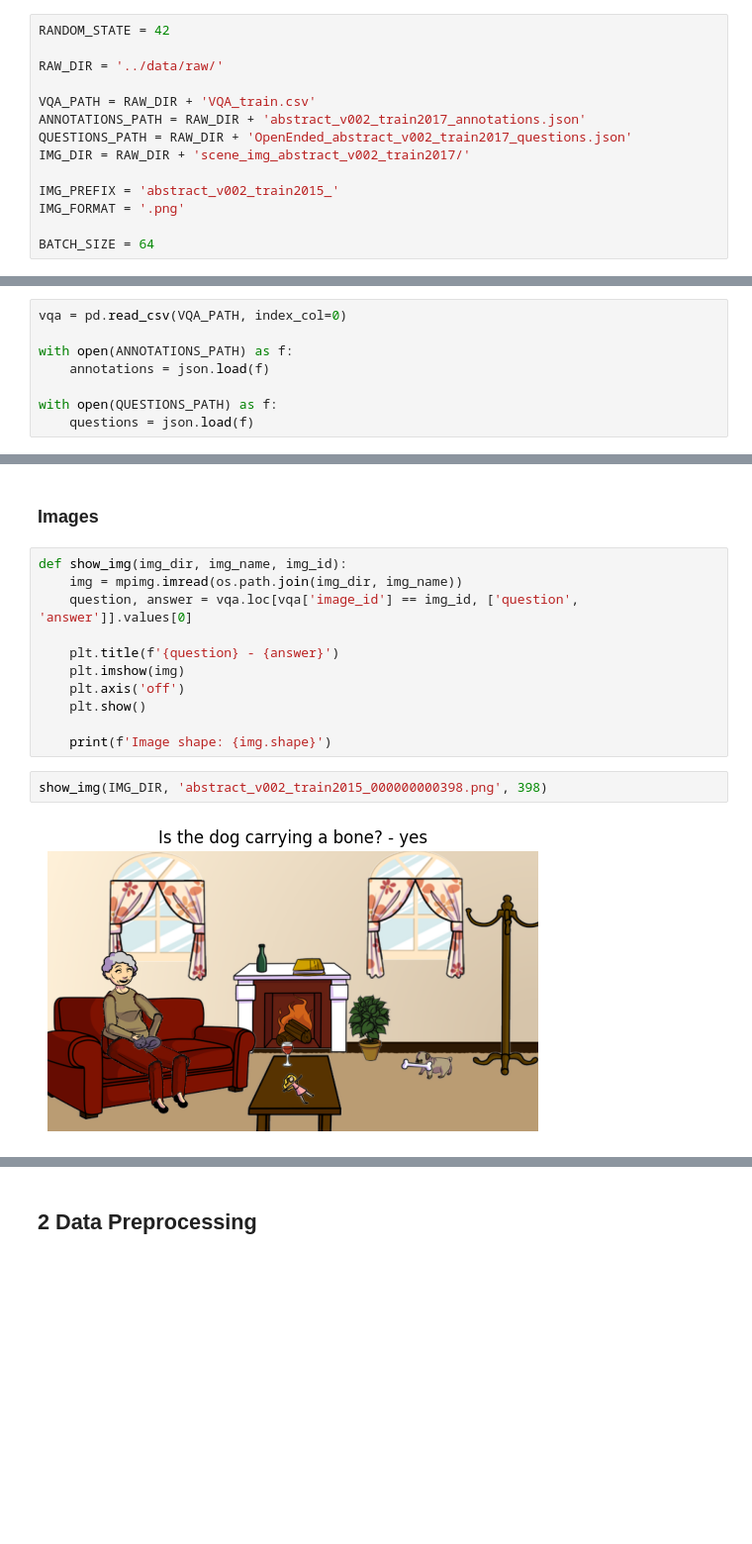
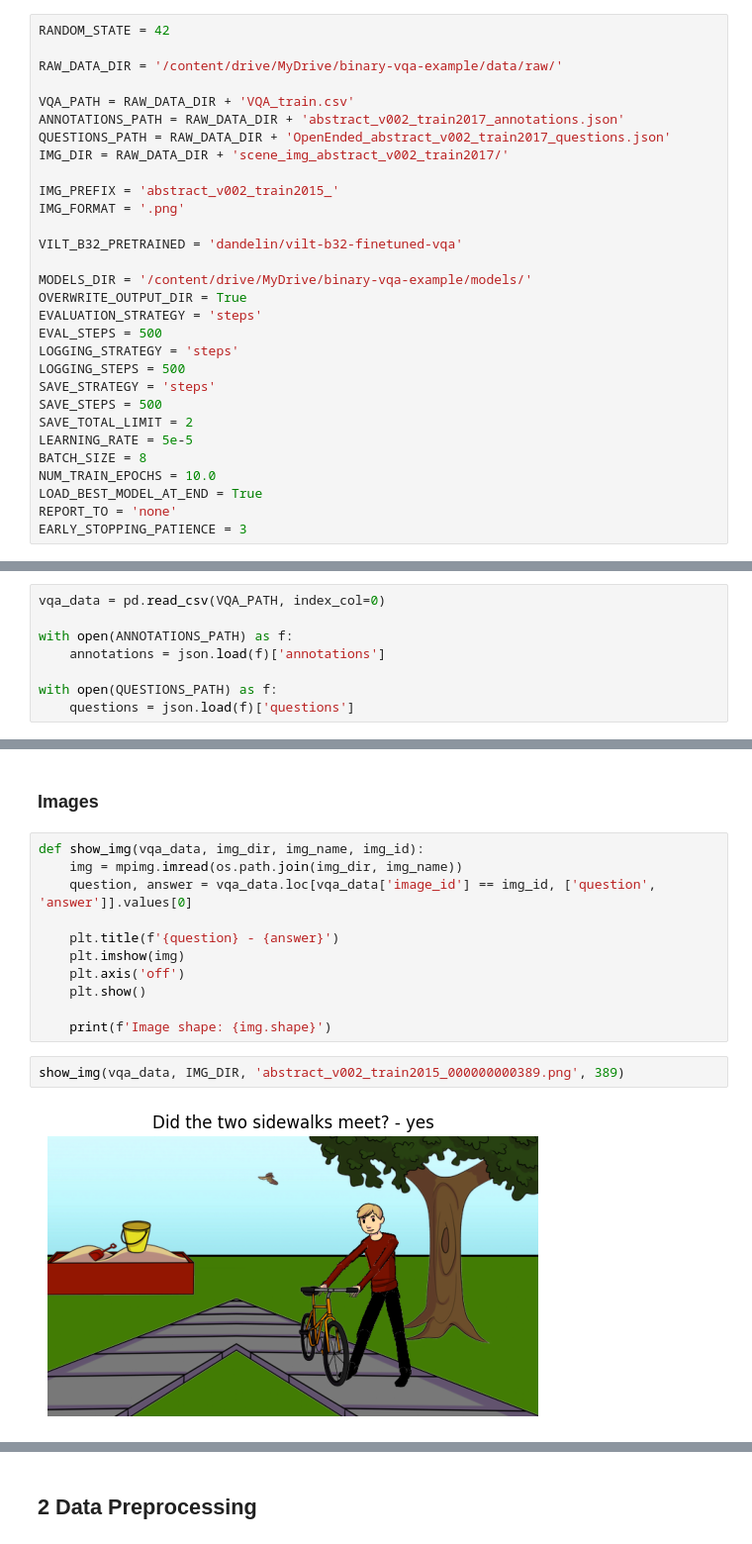
Before and after one commit to JaskierM/binary-vqa-example, a Jupyter notebook: notebooks/modeling.ipynb, the cells around one changed output, grey strips where cells are left out. Shown: that part at 99% size. Drawn from its saved outputs; the diff is of its cells as text; blank space fills up the shorter version.

```diff
--- a/notebooks/modeling.ipynb
+++ b/notebooks/modeling.ipynb
@@ -24,16 +31,32 @@ from transformers import AutoProcessor, AutoModelForVisualQuestionAnswering
 # %%
 RANDOM_STATE = 42
 
-RAW_DIR = '../data/raw/'
+RAW_DATA_DIR = '/content/drive/MyDrive/binary-vqa-example/data/raw/'
 
-VQA_PATH = RAW_DIR + 'VQA_train.csv'
-ANNOTATIONS_PATH = RAW_DIR + 'abstract_v002_train2017_annotations.json'
-QUESTIONS_PATH = RAW_DIR + 'OpenEnded_abstract_v002_train2017_questions.json'
-IMG_DIR = RAW_DIR + 'scene_img_abstract_v002_train2017/'
+VQA_PATH = RAW_DATA_DIR + 'VQA_train.csv'
+ANNOTATIONS_PATH = RAW_DATA_DIR + 'abstract_v002_train2017_annotations.json'
+QUESTIONS_PATH = RAW_DATA_DIR + 'OpenEnded_abstract_v002_train2017_questions.json'
+IMG_DIR = RAW_DATA_DIR + 'scene_img_abstract_v002_train2017/'
 
 IMG_PREFIX = 'abstract_v002_train2015_'
 IMG_FORMAT = '.png'
 
-BATCH_SIZE = 64
+VILT_B32_PRETRAINED = 'dandelin/vilt-b32-finetuned-vqa'
+
+MODELS_DIR = '/content/drive/MyDrive/binary-vqa-example/models/'
+OVERWRITE_OUTPUT_DIR = True
+EVALUATION_STRATEGY = 'steps'
+EVAL_STEPS = 500
+LOGGING_STRATEGY = 'steps'
+LOGGING_STEPS = 500
+SAVE_STRATEGY = 'steps'
+SAVE_STEPS = 500
+SAVE_TOTAL_LIMIT = 2
+LEARNING_RATE = 5e-5
+BATCH_SIZE = 8
+NUM_TRAIN_EPOCHS = 10.0
+LOAD_BEST_MODEL_AT_END = True
+REPORT_TO = 'none'
+EARLY_STOPPING_PATIENCE = 3
 # %% [markdown]
 ### Configs
@@ -49,13 +80,13 @@ device = torch.device('cuda' if torch.cuda.is_available() else 'cpu')
 # %% [markdown]
 ## 1.2 Fast EDA
 # %%
-vqa = pd.read_csv(VQA_PATH, index_col=0)
+vqa_data = pd.read_csv(VQA_PATH, index_col=0)
 
 with open(ANNOTATIONS_PATH) as f:
-    annotations = json.load(f)
+    annotations = json.load(f)['annotations']
 
 with open(QUESTIONS_PATH) as f:
-    questions = json.load(f)
+    questions = json.load(f)['questions']
 # %% [markdown]
 ### VQA
 # %%
@@ -136,9 +171,9 @@ questions['questions'][12]
 # %% [markdown]
 ### Images
 # %%
-def show_img(img_dir, img_name, img_id):
+def show_img(vqa_data, img_dir, img_name, img_id):
     img = mpimg.imread(os.path.join(img_dir, img_name))
-    question, answer = vqa.loc[vqa['image_id'] == img_id, ['question', 'answer']].values[0]
+    question, answer = vqa_data.loc[vqa_data['image_id'] == img_id, ['question', 'answer']].values[0]
 
     plt.title(f'{question} - {answer}')
     plt.imshow(img)
@@ -147,8 +182,8 @@ def show_img(img_dir, img_name, img_id):
 
     print(f'Image shape: {img.shape}')
 # %%
-show_img(IMG_DIR, 'abstract_v002_train2015_000000000398.png', 398)
+show_img(vqa_data, IMG_DIR, 'abstract_v002_train2015_000000000389.png', 389)
 # %% [output]
-[figure, old version]
+[figure, new version]
 Image shape: (400, 700, 4)
 # %%
```
Also changed, not shown: parts of 63 cells of this notebook.
